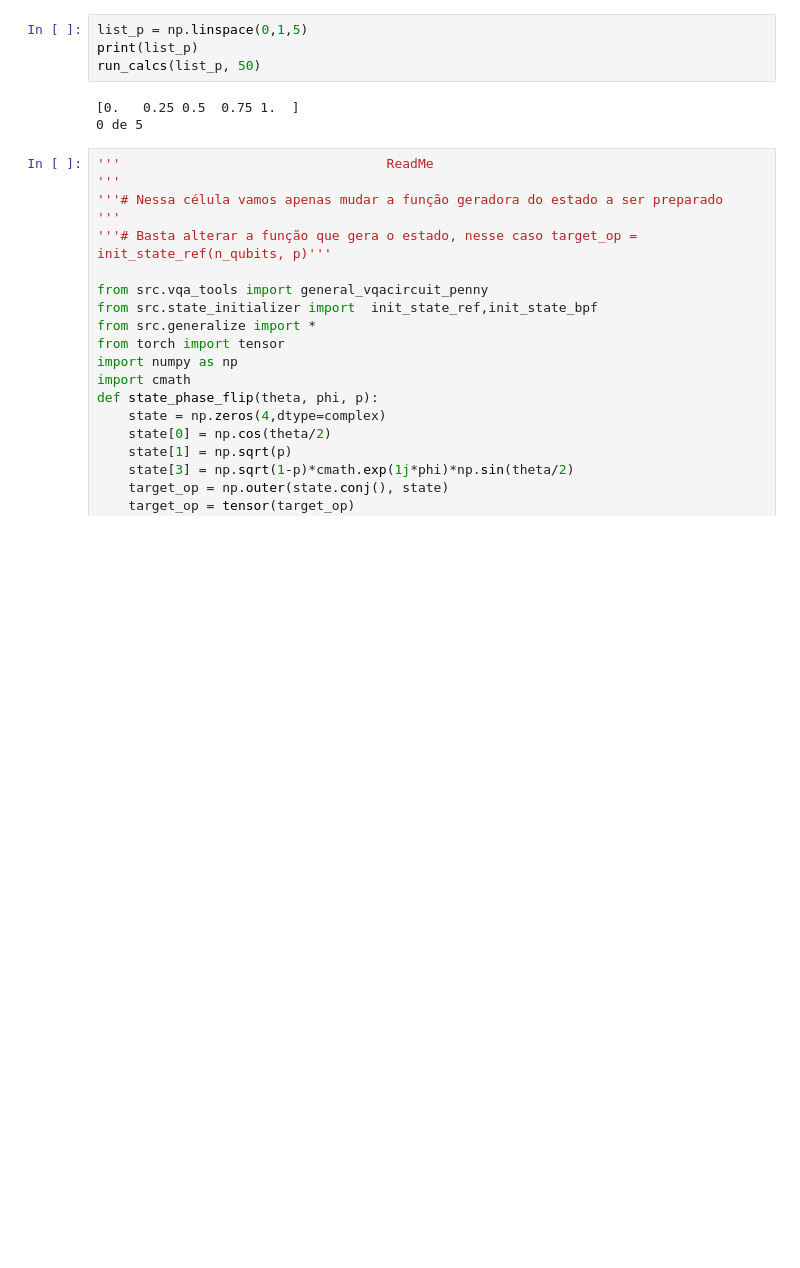
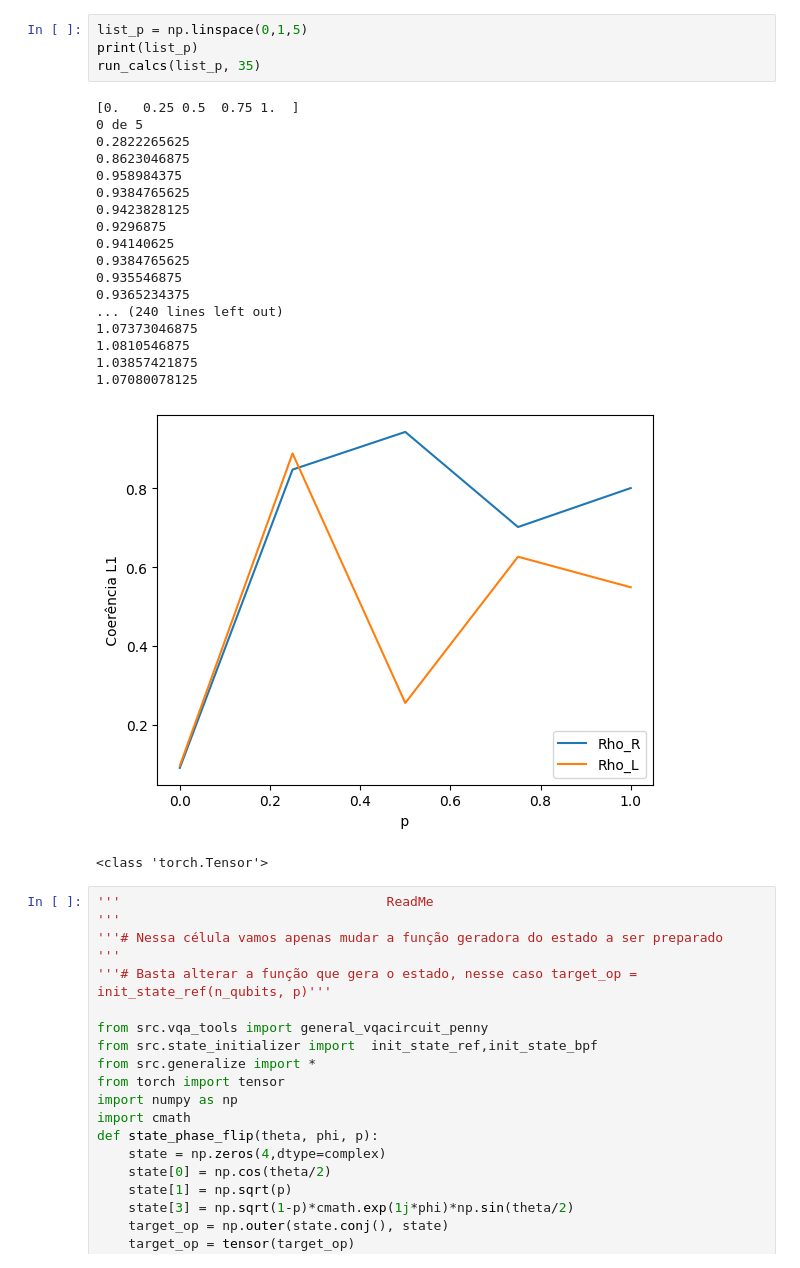
Before and after one commit to SchultzVV/Runtime-qiskit, a Jupyter notebook: phase-flip.ipynb, the cells around one changed output. Cells and saved outputs as stored; diff of their text form; blank space fills up the shorter version.

```diff
--- a/phase-flip.ipynb
+++ b/phase-flip.ipynb
@@ -53,10 +53,27 @@ def run_calcs(list_p, epochs):
 # %%
 list_p = np.linspace(0,1,5)
 print(list_p)
-run_calcs(list_p, 50)
+run_calcs(list_p, 35)
 # %% [output]
 [0.   0.25 0.5  0.75 1.  ]
 0 de 5
+0.2822265625
+0.8623046875
+0.958984375
+0.9384765625
+0.9423828125
+0.9296875
+0.94140625
+0.9384765625
+0.935546875
+0.9365234375
+... (240 lines left out)
+1.07373046875
+1.0810546875
+1.03857421875
+1.07080078125
+[figure, added]
+<class 'torch.Tensor'>
 # %%
 '''                                  ReadMe                                                      '''
 '''# Nessa célula vamos apenas mudar a função geradora do estado a ser preparado                 '''
```
Also changed, not shown: parts of 1 cell of this notebook, 11 other files.
